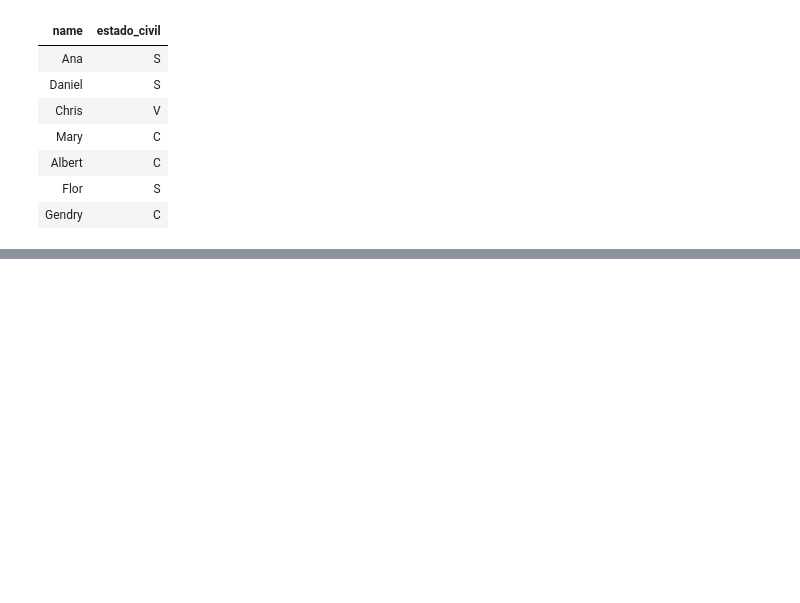
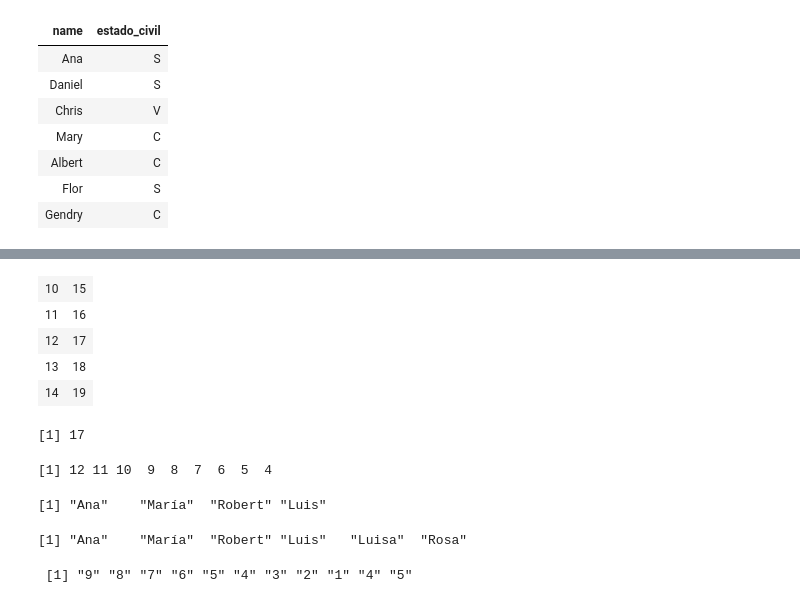
Before and after one commit to analulae/R_Basico, a Jupyter notebook: Módulo 2/02-Estructura-de-datos.ipynb, the cells around one changed output, grey strips where cells are left out. Saved outputs shown, nothing was run; the diff lists cells and outputs as text; code cells hidden in the pictures; blank space fills up the shorter version.

```diff
--- a/Módulo 2/02-Estructura-de-datos.ipynb
+++ b/Módulo 2/02-Estructura-de-datos.ipynb
@@ -250,0 +400,31 @@ M%*%H
+# %%
+#Para acceder a uno de los elementos utilizamos [[]]
+mylist[[3]]
+# %% [output]
+| 10 | 15 |
+| 11 | 16 |
+| 12 | 17 |
+| 13 | 18 |
+| 14 | 19 |
+# %%
+#También podemos acceder a alguna entrada, fila o columna específicos de cada elemento
+mylist[[3]][3,2]
+# Además de hacer operaciones con ese elemento particular (dependiento del tipo)
+nuevo <- mylist[[1]] + 3
+nuevo
+# %% [output]
+[1] 17
+[1] 12 11 10  9  8  7  6  5  4
+# %%
+# Ahora podemos acceder a ellos por sus nombres
+mylist$vector22
+# %% [output]
+[1] "Ana"    "María"  "Robert" "Luis"
+# %%
+mylist[[2]] <- paste(c(mylist$vector22, "Luisa", "Rosa"))
+mylist$vector22
+mylist[[1]]  <- paste(c(mylist[[1]], 4, 5))
+mylist$vector11
+# %% [output]
+[1] "Ana"    "María"  "Robert" "Luis"   "Luisa"  "Rosa"
+ [1] "9" "8" "7" "6" "5" "4" "3" "2" "1" "4" "5"
```
Also changed, not shown: parts of 66 cells of this notebook, 1 other file.
